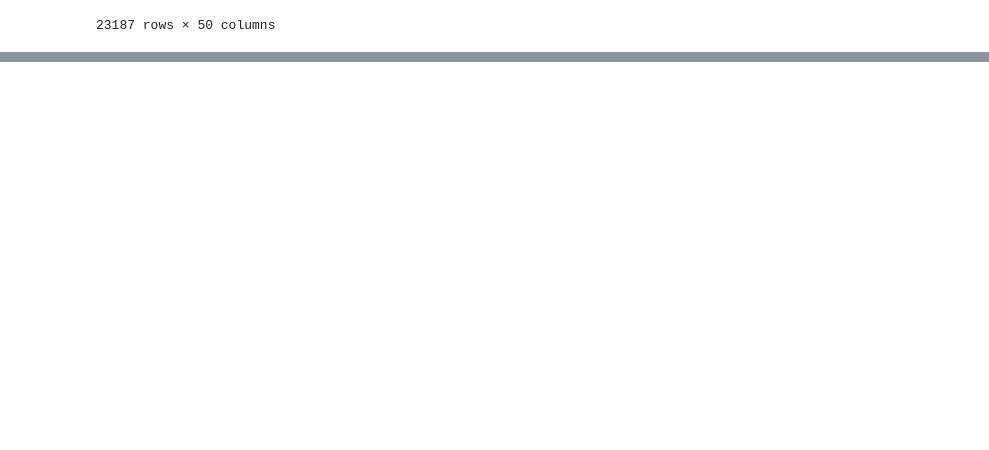
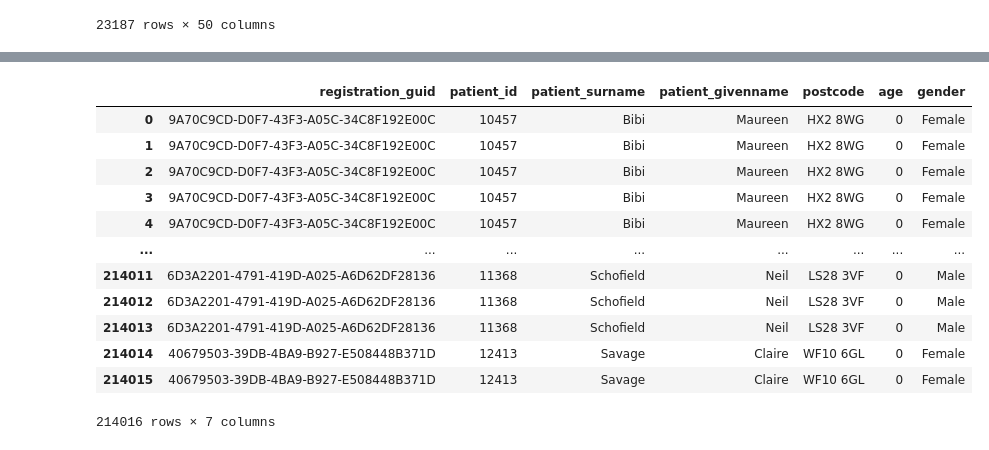
Before and after one commit to rpenn97/EMIS_task, a Jupyter notebook: solution/solution_py.ipynb, the cells around one changed output, grey strips where cells are left out. Cells and saved outputs as stored; diff of their text form; code cells hidden in the pictures; blank space fills up the shorter version.

```diff
--- a/solution/solution_py.ipynb
+++ b/solution/solution_py.ipynb
@@ -147,0 +169,20 @@ psql.sqldf("""SELECT emis_code_id FROM observation0""")
+# %%
+psql.sqldf("""
+           SELECT p.registration_guid, p.patient_id, p.patient_surname, p.patient_givenname, p.postcode, p.age, p.gender
+           FROM patient p
+           INNER JOIN medication_table m ON (m.registration_guid=p.registration_guid)
+           """)
+# %% [output]
+|  | registration_guid | patient_id | patient_surname | patient_givenname | postcode | age | gender |
+| 0 | 9A70C9CD-D0F7-43F3-A05C-34C8F192E00C | 10457 | Bibi | Maureen | HX2 8WG | 0 | Female |
+| 1 | 9A70C9CD-D0F7-43F3-A05C-34C8F192E00C | 10457 | Bibi | Maureen | HX2 8WG | 0 | Female |
+| 2 | 9A70C9CD-D0F7-43F3-A05C-34C8F192E00C | 10457 | Bibi | Maureen | HX2 8WG | 0 | Female |
+| 3 | 9A70C9CD-D0F7-43F3-A05C-34C8F192E00C | 10457 | Bibi | Maureen | HX2 8WG | 0 | Female |
+| 4 | 9A70C9CD-D0F7-43F3-A05C-34C8F192E00C | 10457 | Bibi | Maureen | HX2 8WG | 0 | Female |
+| ... | ... | ... | ... | ... | ... | ... | ... |
+| 214011 | 6D3A2201-4791-419D-A025-A6D62DF28136 | 11368 | Schofield | Neil | LS28 3VF | 0 | Male |
+| 214012 | 6D3A2201-4791-419D-A025-A6D62DF28136 | 11368 | Schofield | Neil | LS28 3VF | 0 | Male |
+| 214013 | 6D3A2201-4791-419D-A025-A6D62DF28136 | 11368 | Schofield | Neil | LS28 3VF | 0 | Male |
+| 214014 | 40679503-39DB-4BA9-B927-E508448B371D | 12413 | Savage | Claire | WF10 6GL | 0 | Female |
+| 214015 | 40679503-39DB-4BA9-B927-E508448B371D | 12413 | Savage | Claire | WF10 6GL | 0 | Female |
+214016 rows × 7 columns
```
Also changed, not shown: parts of 10 cells of this notebook.
